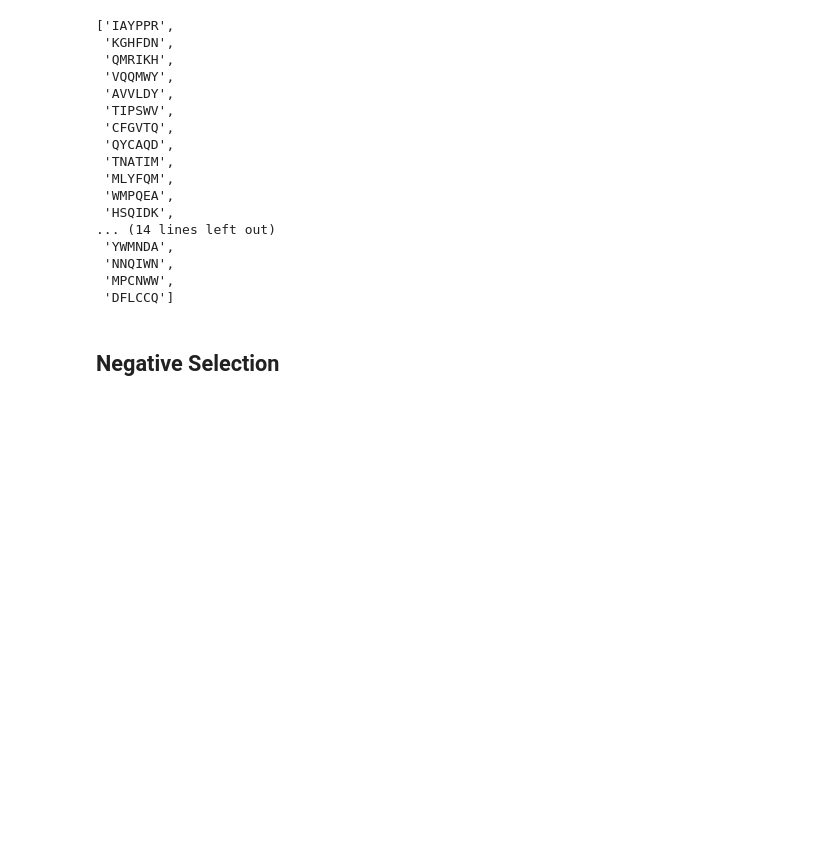
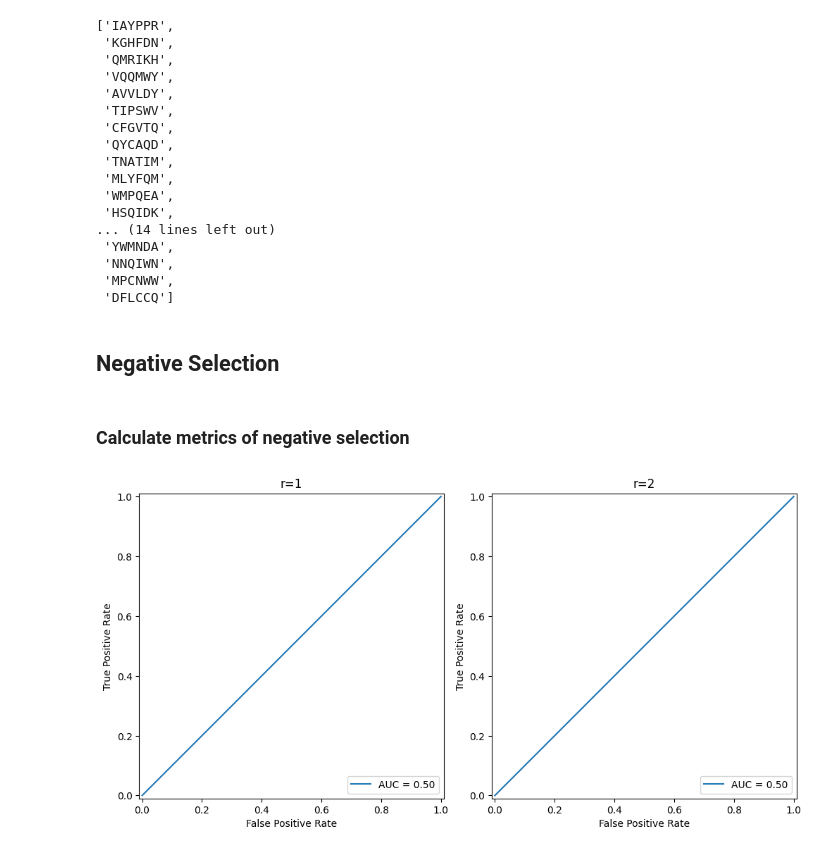
Before and after one commit to VaggelisSpi/NaCo_Project, a Jupyter notebook: project/calculations.ipynb, the cells around one changed output. Saved outputs shown, nothing was run; the diff lists cells and outputs as text; code cells hidden in the pictures; blank space fills up the shorter version.

Commit message:
Calculate ROC and AUC as a metric to evaluate the negative selection algorithm

```diff
--- a/project/calculations.ipynb
+++ b/project/calculations.ipynb
@@ -389,4 +390,7 @@ with open(sampled_peptides_data_dir + "self1_6mers_ea_impr.txt", "w") as f:
         f.write(f"{item}\n")
 # %% [markdown]
 ## Negative Selection
+# %%
+r_start = 1
+r_stop = 3
 # %%
@@ -397,0 +401,40 @@ ns.run("./data/peptides/ebola-6mers.txt")
+# %% [markdown]
+### Calculate metrics of negative selection
+# %%
+def preprocess_data(data: pd.DataFrame, r: int):
+    anomalous_data = data[data["anomalous"] == 1]
+    sensitivity = len(anomalous_data[anomalous_data["score"] > r]) / len(anomalous_data)
+
+    non_anomalous_data = data[data["anomalous"] == 0]
+    specificity = len(non_anomalous_data[non_anomalous_data["score"] < r]) / len(non_anomalous_data)
+
+    data["y"] = data["score"] > r
+
+    return anomalous_data, non_anomalous_data, data
+
+
+def caclulate_roc_auc(data):
+    fpr, tpr, thresholds = metrics.roc_curve(data["anomalous"], data["score"])
+    auc = metrics.roc_auc_score(data["anomalous"], data["score"])
+    roc = metrics.RocCurveDisplay(fpr=fpr, tpr=tpr, roc_auc=auc)
+
+    return auc, roc
+# %%
+res_dir = "./data/results"
+
+fig, ax = plt.subplots(1, 2, figsize=(10, 10), constrained_layout=True)
+
+for r in range(r_start, r_stop):
+    anomalous_data = load_data("./data/peptides/ebola-6mers.txt", r, 1)
+    normal_data = load_data("./data/peptides/self2-6mers.txt", r, 0)
+    data = pd.concat([anomalous_data, normal_data])
+    # display(data.head())
+
+    _, _, data = preprocess_data(data, r)
+
+    auc, roc = caclulate_roc_auc(data)
+    axis = ax[r - 1]
+    roc.plot(ax=axis)
+    axis.set_title(f"r={r}")
+# %% [output]
+[figure, added]
```
Also changed, not shown: parts of 3 cells of this notebook, 3 other files.
